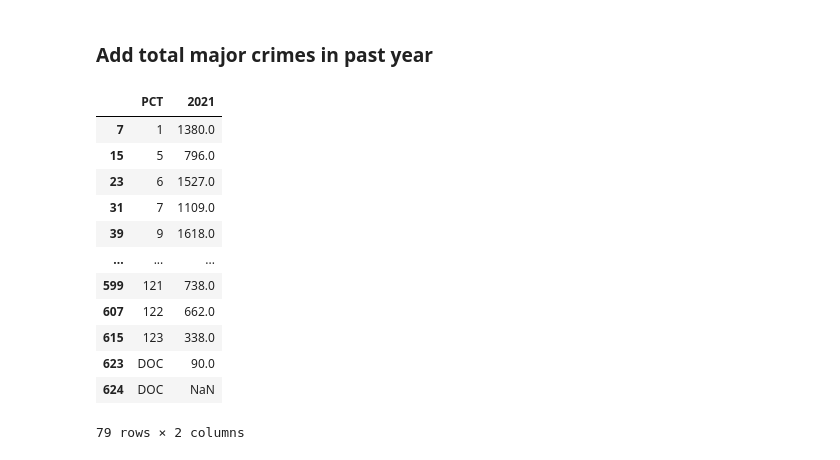
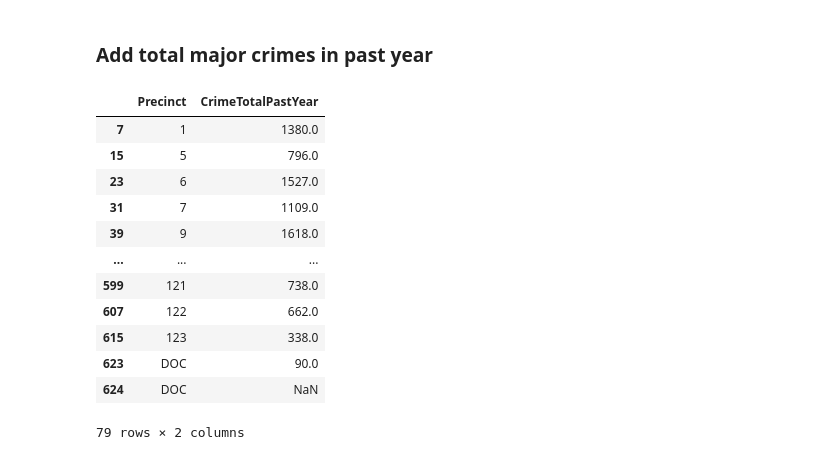
Before and after one commit to williamdarkocode/Postcode, a Jupyter notebook: AnalysisReadyDataFrames/bare_minimum.ipynb, the cells around one changed output. Cells and saved outputs as stored; diff of their text form; code cells hidden in the pictures.

```diff
--- a/AnalysisReadyDataFrames/bare_minimum.ipynb
+++ b/AnalysisReadyDataFrames/bare_minimum.ipynb
@@ -327,14 +327,15 @@ for bdf in boro_dfs:
 # %%
 pct_history_csv = '../CrimeStats/temp_pct_hist_csv.csv'
 # %%
-pct_history_df = pd.DataFrame(pd.read_csv(pct_history_csv))
+pct_history_df = pd.DataFrame(pd.read_csv(pct_history_csv, index_col=False))
 # %%
 total_seven_col = pct_history_df[pct_history_df['CRIME'] == 'TOTAL SEVEN MAJOR FELONY OFFENSES']
 # %%
 total_seven_col = total_seven_col[['PCT', '2021']]
+total_seven_col.columns = ['Precinct', 'CrimeTotalPastYear']
 total_seven_col
 # %% [output]
-|  | PCT | 2021 |
+|  | Precinct | CrimeTotalPastYear |
 | 7 | 1 | 1380.0 |
 | 15 | 5 | 796.0 |
 | 23 | 6 | 1527.0 |
```
Also changed, not shown: parts of 6 cells of this notebook, 12 other files.
